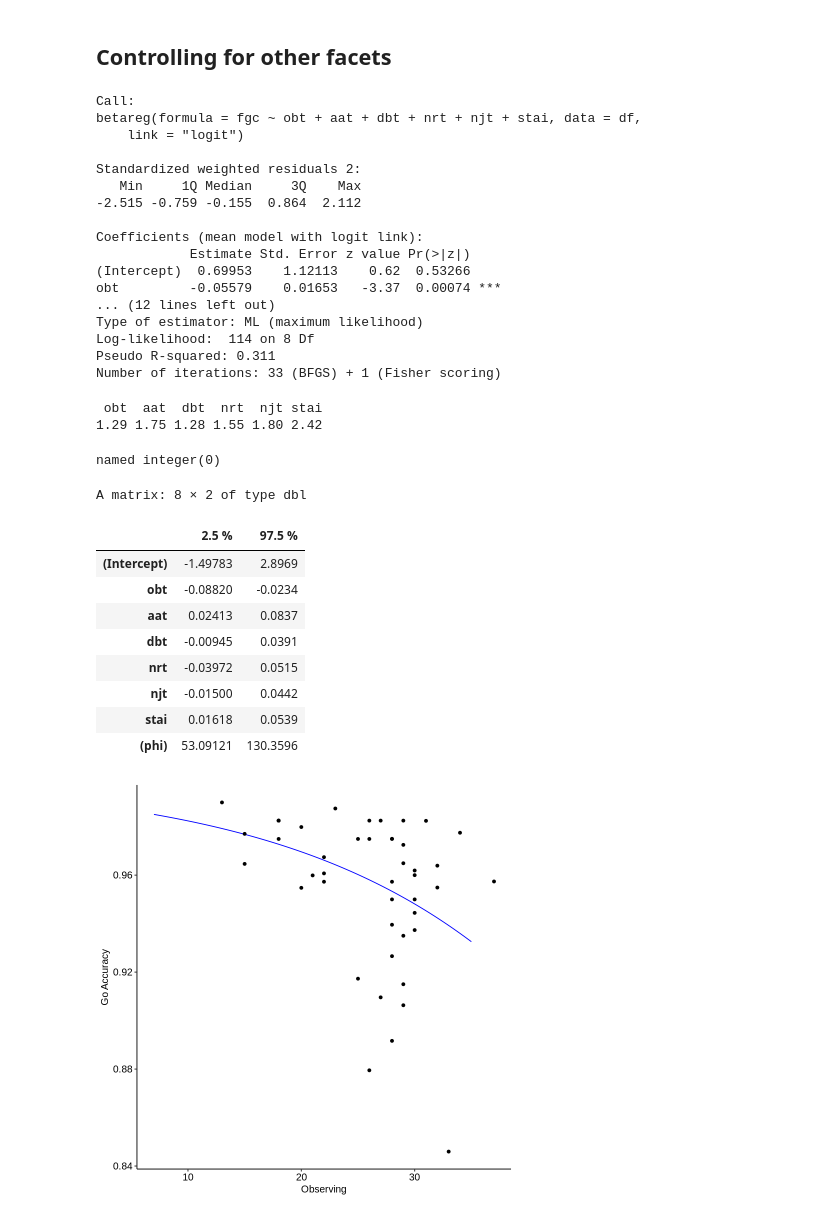
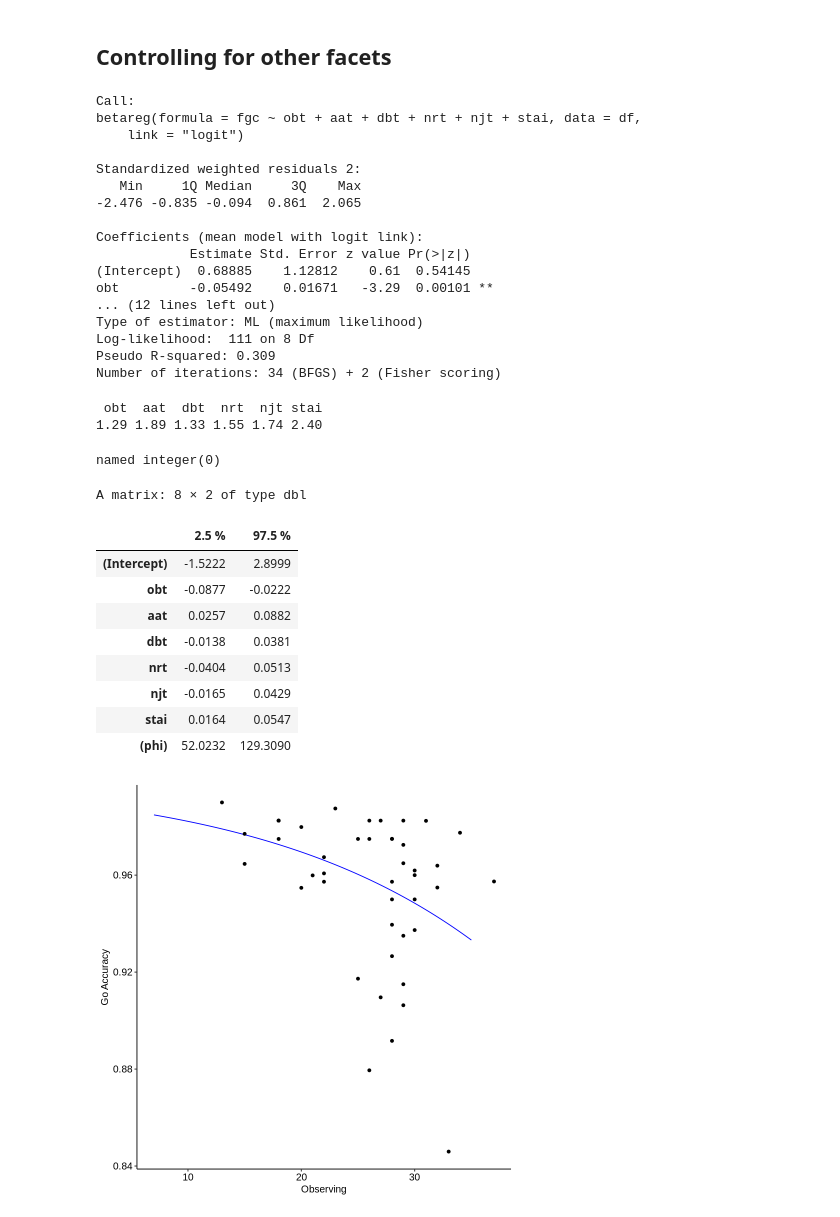
Before and after one commit to pavgreen9/EEGMANYLABS, a Jupyter notebook: Amodio et al. (2007) and Amodio et al. (2008)/Final.ipynb, the cells around one changed output. Saved outputs shown, nothing was run; the diff lists cells and outputs as text; code cells hidden in the pictures.

```diff
--- a/Amodio et al. (2007) and Amodio et al. (2008)/Final.ipynb
+++ b/Amodio et al. (2007) and Amodio et al. (2008)/Final.ipynb
@@ -835,43 +835,44 @@ Anderson-Darling          0.2976         0.5745
 ## Controlling for other facets
 # %%
 df <- data.frame(gc, ngc, fgc, fngc, obt, aat, dbt, nrt, njt, ffmqt, stai)
+df <- df[-c(36), ]
 beta_malt <- betareg(fgc ~ obt + aat + dbt + nrt + njt + stai, link = "logit", data = df) # remove precision because non sig
 summary(beta_malt)
 
 vif(beta_malt)
 which(cooks.distance(beta_malt) > 1)
 confint(beta_malt)
 # %% [output]
 Call:
 betareg(formula = fgc ~ obt + aat + dbt + nrt + njt + stai, data = df,
     link = "logit")
 
 Standardized weighted residuals 2:
    Min     1Q Median     3Q    Max
--2.515 -0.759 -0.155  0.864  2.112
+-2.476 -0.835 -0.094  0.861  2.065
 
 Coefficients (mean model with logit link):
             Estimate Std. Error z value Pr(>|z|)
-(Intercept)  0.69953    1.12113    0.62  0.53266
-obt         -0.05579    0.01653   -3.37  0.00074 ***
+(Intercept)  0.68885    1.12812    0.61  0.54145
+obt         -0.05492    0.01671   -3.29  0.00101 **
 ... (12 lines left out)
 Type of estimator: ML (maximum likelihood)
-Log-likelihood:  114 on 8 Df
-Pseudo R-squared: 0.311
-Number of iterations: 33 (BFGS) + 1 (Fisher scoring)
+Log-likelihood:  111 on 8 Df
+Pseudo R-squared: 0.309
+Number of iterations: 34 (BFGS) + 2 (Fisher scoring)
  obt  aat  dbt  nrt  njt stai
-1.29 1.75 1.28 1.55 1.80 2.42
+1.29 1.89 1.33 1.55 1.74 2.40
 named integer(0)
 A matrix: 8 × 2 of type dbl
 |  | 2.5 % | 97.5 % |
-| (Intercept) | -1.49783 | 2.8969 |
-| obt | -0.08820 | -0.0234 |
-| aat | 0.02413 | 0.0837 |
-| dbt | -0.00945 | 0.0391 |
-| nrt | -0.03972 | 0.0515 |
-| njt | -0.01500 | 0.0442 |
-| stai | 0.01618 | 0.0539 |
-| (phi) | 53.09121 | 130.3596 |
+| (Intercept) | -1.5222 | 2.8999 |
+| obt | -0.0877 | -0.0222 |
+| aat | 0.0257 | 0.0882 |
+| dbt | -0.0138 | 0.0381 |
+| nrt | -0.0404 | 0.0513 |
+| njt | -0.0165 | 0.0429 |
+| stai | 0.0164 | 0.0547 |
+| (phi) | 52.0232 | 129.3090 |
 # %%
 # Create a new data frame for prediction
 new_data <- data.frame(
```
Also changed, not shown: parts of 10 cells of this notebook.
